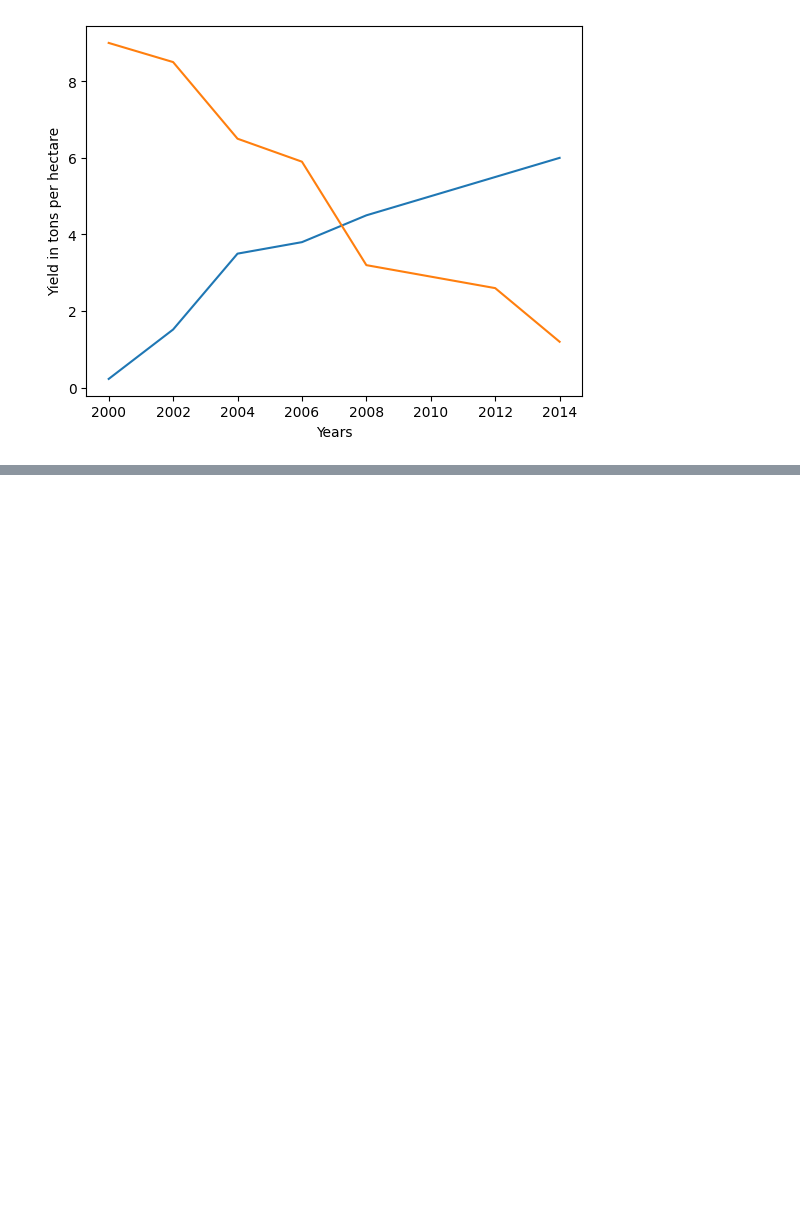
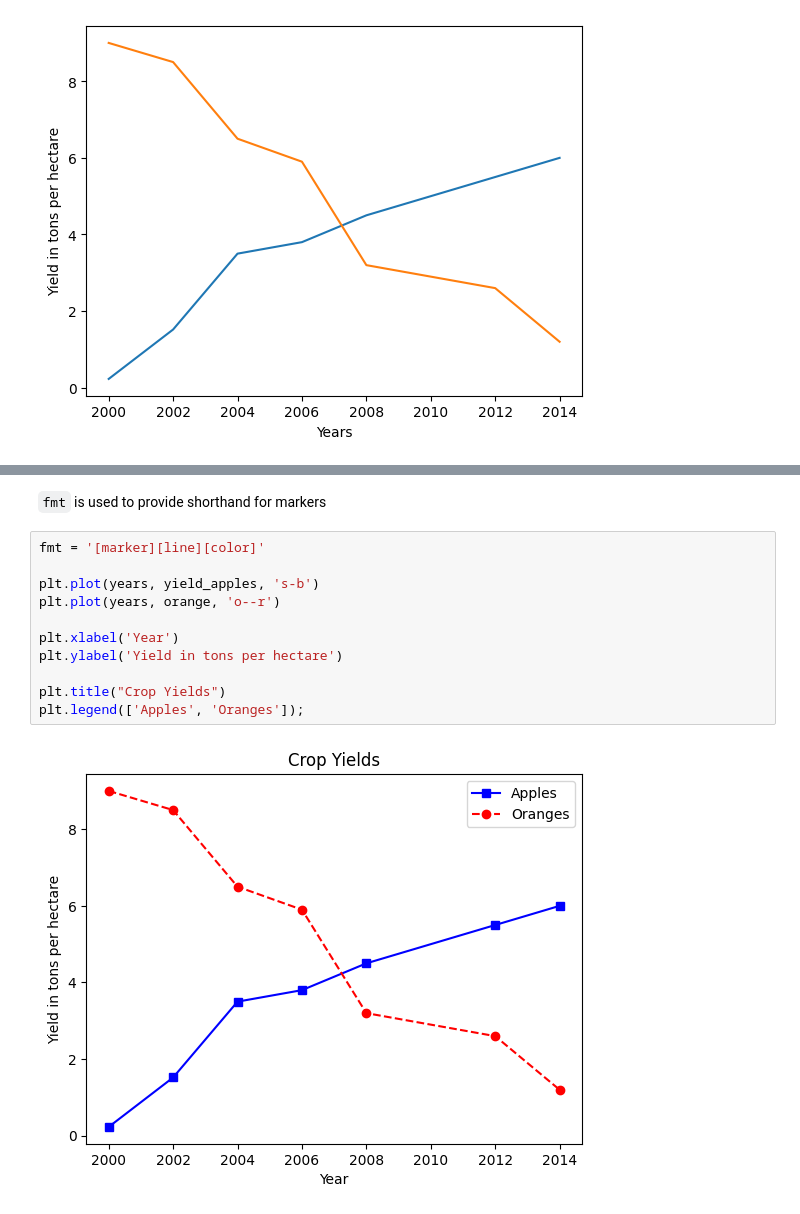
Before and after one commit to tavish7/Data-Visualization-in-Python, a Jupyter notebook: data_viz.ipynb, the cells around one changed output, grey strips where cells are left out. Saved outputs shown, nothing was run; the diff lists cells and outputs as text; blank space fills up the shorter version.

```diff
--- a/data_viz.ipynb
+++ b/data_viz.ipynb
@@ -41,0 +87,15 @@ plt.ylabel("Yield in tons per hectare");
+# %% [markdown]
+`fmt` is used to provide shorthand for markers
+# %%
+fmt = '[marker][line][color]'
+
+plt.plot(years, yield_apples, 's-b')
+plt.plot(years, orange, 'o--r')
+
+plt.xlabel('Year')
+plt.ylabel('Yield in tons per hectare')
+
+plt.title("Crop Yields")
+plt.legend(['Apples', 'Oranges']);
+# %% [output]
+[figure, added]
```
Also changed, not shown: parts of 39 cells of this notebook.
